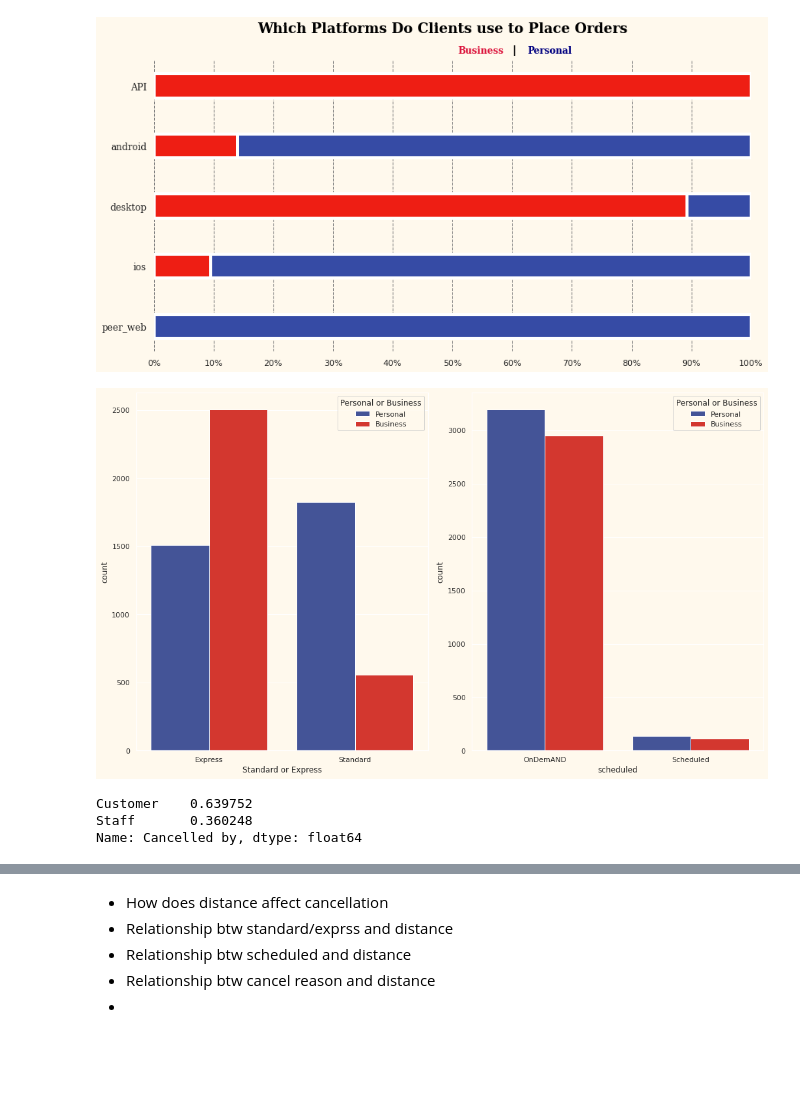
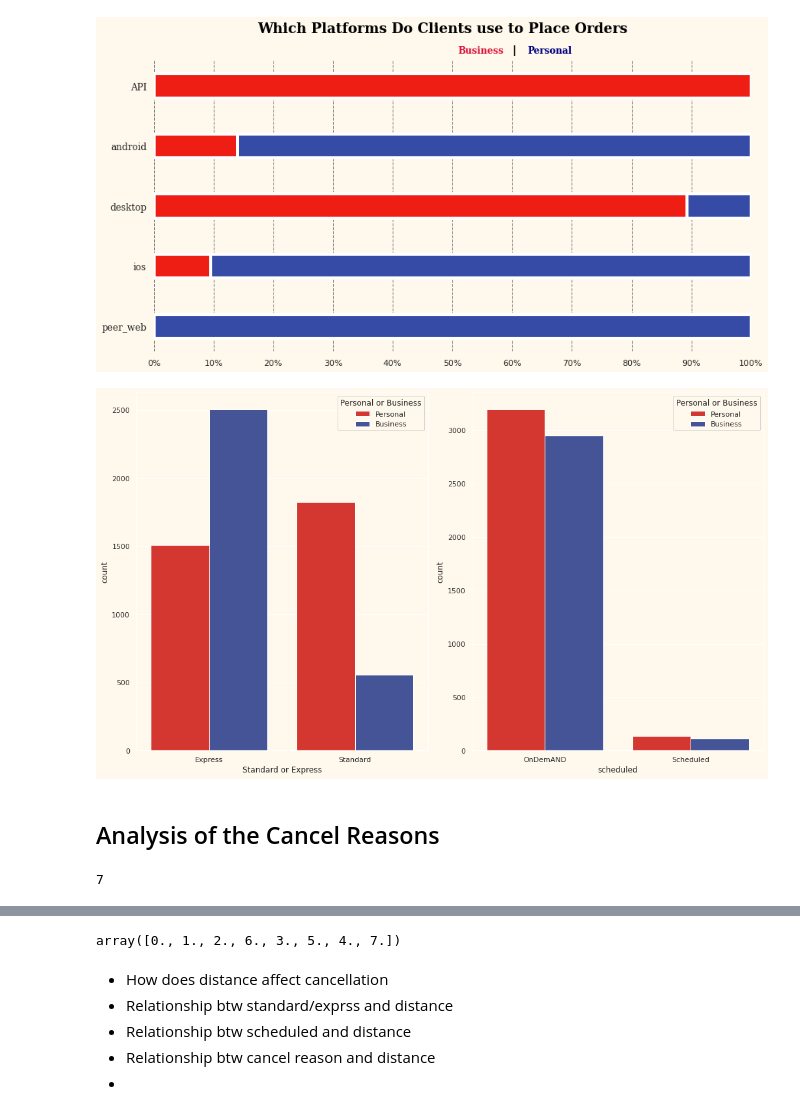
Before and after one commit to Kevin-Nduati/Customer-Data-Analysis, a Jupyter notebook: analysis.ipynb, the cells around one changed output, grey strips where cells are left out. Cells and saved outputs as stored; diff of their text form; code cells hidden in the pictures; blank space fills up the shorter version.

```diff
--- a/analysis.ipynb
+++ b/analysis.ipynb
@@ -12,8 +16,8 @@ sns.set(rc={
 # %%
 from matplotlib.colors import ListedColormap
-color=['#364BA5', '#EE1E14']
-custom = sns.set_palette(sns.color_palette(color))
-my_cmap = ListedColormap(sns.color_palette(color).as_hex())
+colors = ['#EE1E14', '#364BA5']
+custom = sns.set_palette(sns.color_palette(colors))
+my_cmap = ListedColormap(sns.color_palette(colors).as_hex())
 cmap = plt.cm.get_cmap('PuRd')
 # %%
 df = pd.read_excel('Data Analyst Data for Case Study .xlsx')
@@ -107,3 +127,19 @@ df[(df['Confirmation Day'] - df['Placement Day']) > 1]
 | 2011 | Business | 29068.0 | Bike | Standard | API | Customer error | ... |
 # %% [markdown]
 So we have these 2 orders that were placed, but not confirmed until after more than 1 day. From the data, the orders were scheduled. However, I cannot fully ascertain why they were confirmed so late, based on the data that is available.
+# %%
+def extract_days(col1, col2):
+    if col2 != 0:
+        if col2 > col1:
+            days = col2 - col1
+            return days * 24 * 60
+        elif col2 < col1:
+            days = col2 + 7 - col1
+            return days * 24 * 60
+        else:
+            return 0
+
+# def convert_minutes(val):
+#     t = datetime.combine(date.min, val) - datetime.min
+#     min = t.total_seconds() / 60
+#     return min
@@ -332,31 +408,33 @@ Text(0.5, 0.98, 'Which Platforms Do Clients use to Place Orders')
 # %%
 fig, (axs1, axs2) = plt.subplots(1,2)
 
 sns.countplot(
     x='Standard or Express',
     hue='Personal or Business',
     data=df,
-    ax= axs1
+    ax= axs1,
+    palette=colors
 )
 sns.countplot(
     x='scheduled',
     hue='Personal or Business',
     data=df,
-    ax= axs2
+    ax= axs2,
+    palette=colors
 )
 
 
 fig = plt.gcf()
 fig.set_size_inches(14.5, 8.5)
 plt.tight_layout()
 # %% [output]
-[figure, old version]
+[figure, new version]
-# %%
-business_clients['Cancelled by'].value_counts(normalize=True)
-# %% [output]
-Customer    0.639752
-Staff       0.360248
-Name: Cancelled by, dtype: float64
+# %% [markdown]
+## Analysis of the Cancel Reasons
+# %%
+df['Cancel Reason'].nunique()
+# %% [output]
+7
 # %%
 df.head()
 # %% [output]
@@ -366,6 +444,10 @@ df.head()
 | 2 | Business | 20680.0 | Bike | Express | android | I placed the wrong locations. | ... |
 | 3 | Personal | NaN | Bike | Express | android | My order is not ready. | ... |
 | 4 | Personal | NaN | Bike | Standard | ios | No Partner | ... |
+# %%
+df['Confirmation Day'].unique()
+# %% [output]
+array([0., 1., 2., 6., 3., 5., 4., 7.])
 # %% [markdown]
 * How does distance affect cancellation
 * Relationship btw standard/exprss and distance
```
Also changed, not shown: parts of 8 cells of this notebook.
